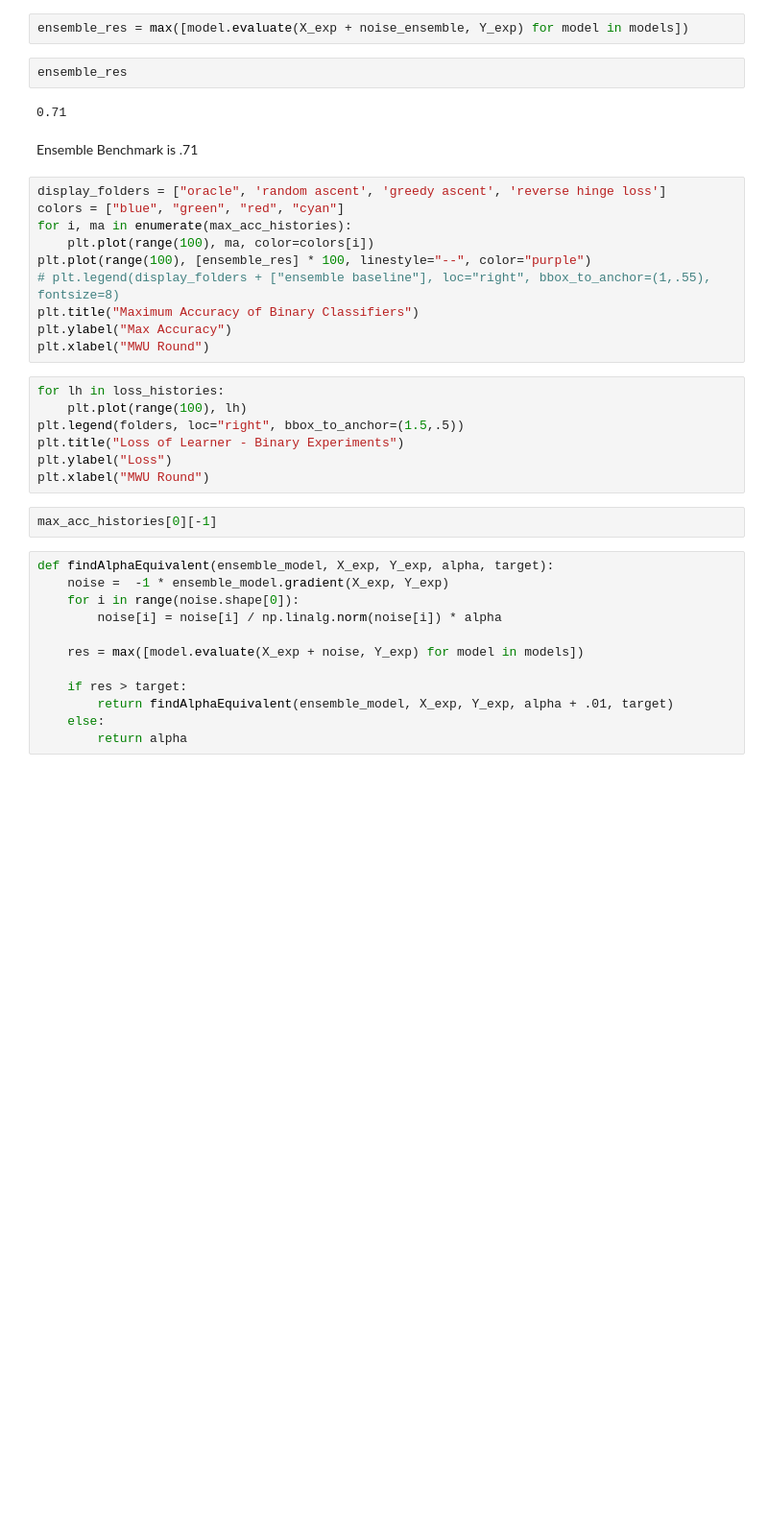
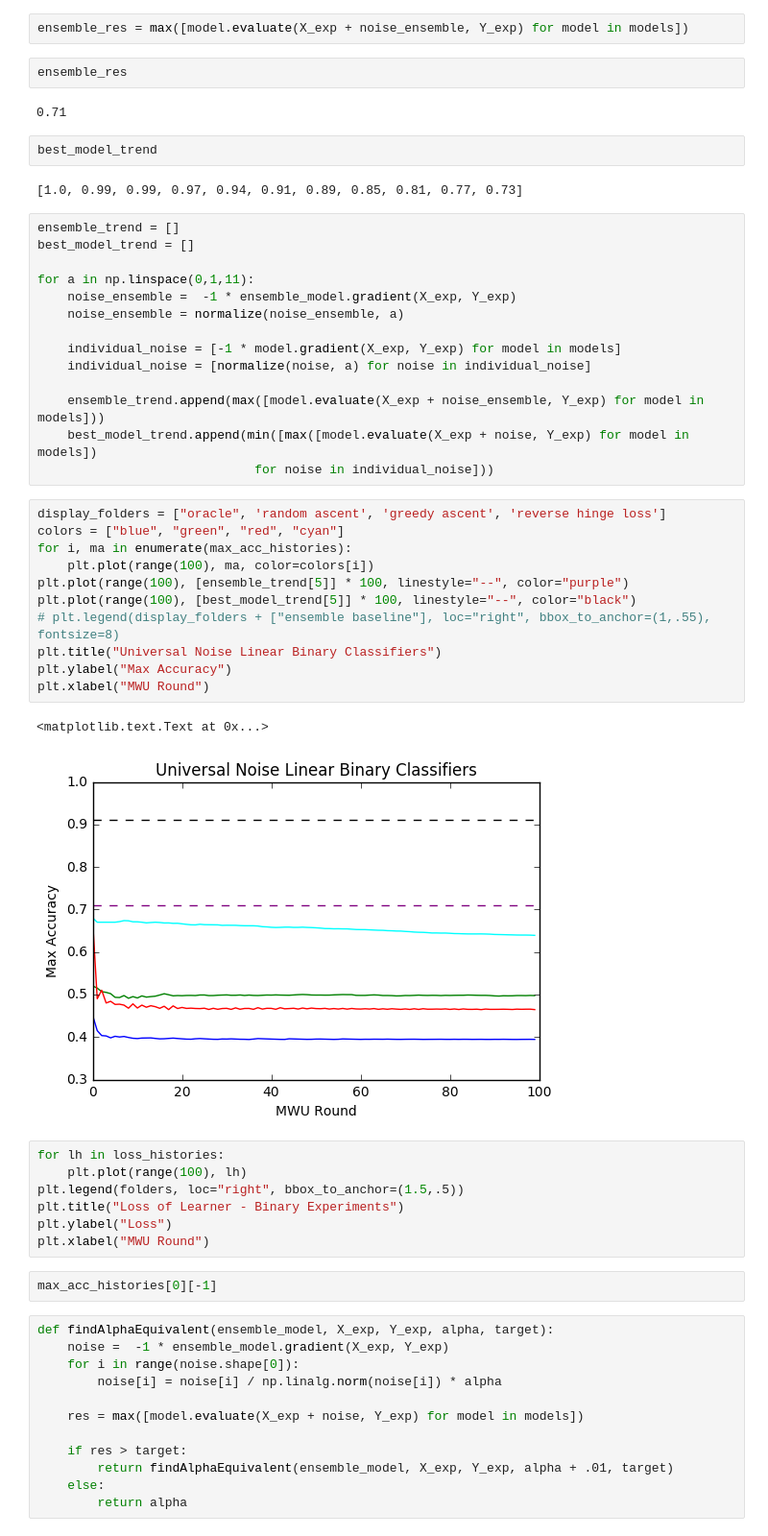
Before and after one commit to kojino/icml, a Jupyter notebook: binary_analysis.ipynb, the cells around one changed output. Shown: that part at 96% size. Drawn from its saved outputs; the diff is of its cells as text; blank space fills up the shorter version.

```diff
--- a/binary_analysis.ipynb
+++ b/binary_analysis.ipynb
@@ -64,18 +64,38 @@ ensemble_res = max([model.evaluate(X_exp + noise_ensemble, Y_exp) for model in m
 ensemble_res
 # %% [output]
 0.71
-# %% [markdown]
-Ensemble Benchmark is .71
+# %%
+best_model_trend
+# %% [output]
+[1.0, 0.99, 0.99, 0.97, 0.94, 0.91, 0.89, 0.85, 0.81, 0.77, 0.73]
+# %%
+ensemble_trend = []
+best_model_trend = []
+
+for a in np.linspace(0,1,11):
+    noise_ensemble =  -1 * ensemble_model.gradient(X_exp, Y_exp)
+    noise_ensemble = normalize(noise_ensemble, a)
+
+    individual_noise = [-1 * model.gradient(X_exp, Y_exp) for model in models]
+    individual_noise = [normalize(noise, a) for noise in individual_noise]
+
+    ensemble_trend.append(max([model.evaluate(X_exp + noise_ensemble, Y_exp) for model in models]))
+    best_model_trend.append(min([max([model.evaluate(X_exp + noise, Y_exp) for model in models])
+                             for noise in individual_noise]))
 # %%
 display_folders = ["oracle", 'random ascent', 'greedy ascent', 'reverse hinge loss']
 colors = ["blue", "green", "red", "cyan"]
 for i, ma in enumerate(max_acc_histories):
     plt.plot(range(100), ma, color=colors[i])
-plt.plot(range(100), [ensemble_res] * 100, linestyle="--", color="purple")
+plt.plot(range(100), [ensemble_trend[5]] * 100, linestyle="--", color="purple")
+plt.plot(range(100), [best_model_trend[5]] * 100, linestyle="--", color="black")
 # plt.legend(display_folders + ["ensemble baseline"], loc="right", bbox_to_anchor=(1,.55), fontsize=8)
-plt.title("Maximum Accuracy of Binary Classifiers")
+plt.title("Universal Noise Linear Binary Classifiers")
 plt.ylabel("Max Accuracy")
 plt.xlabel("MWU Round")
+# %% [output]
+<matplotlib.text.Text at 0x...>
+[figure, added]
 # %%
 for lh in loss_histories:
     plt.plot(range(100), lh)
```
Also changed, not shown: parts of 9 cells of this notebook, 7 other files.
